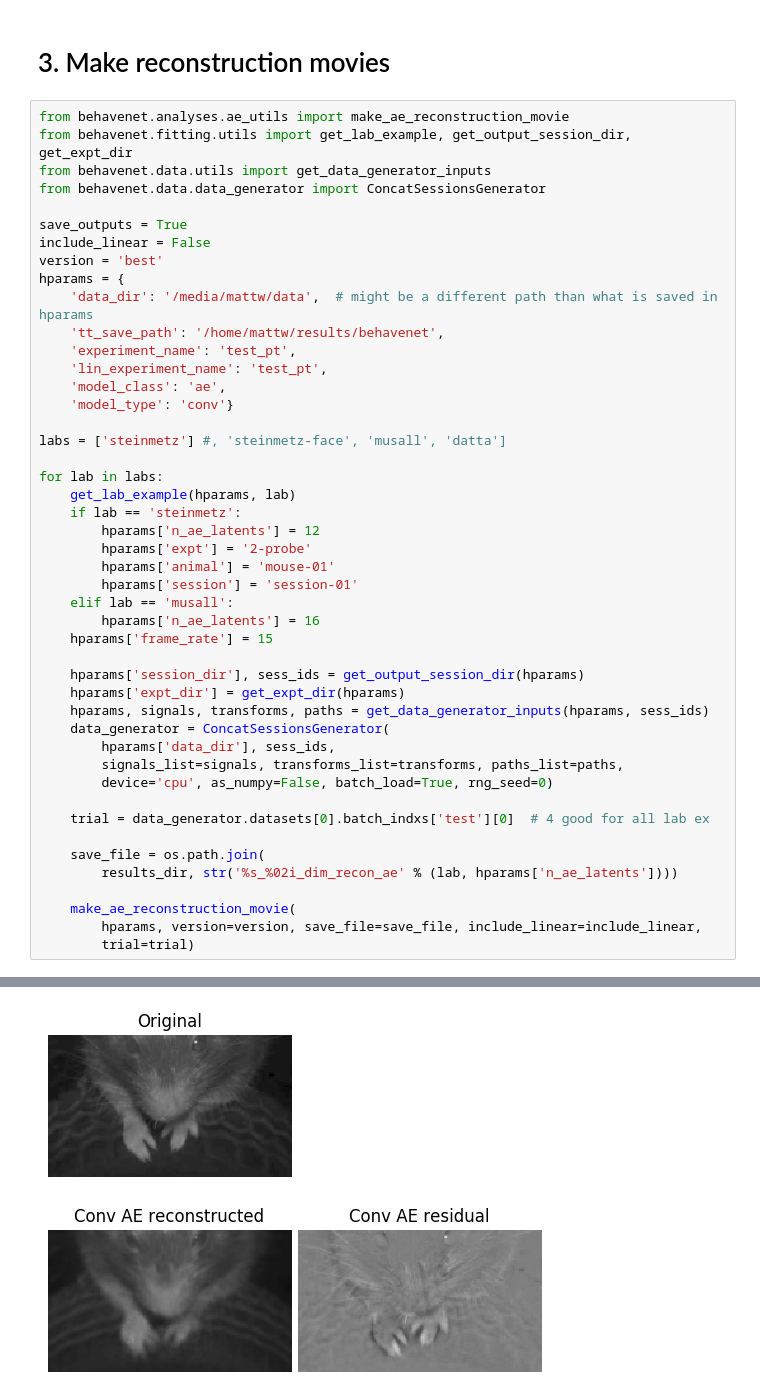
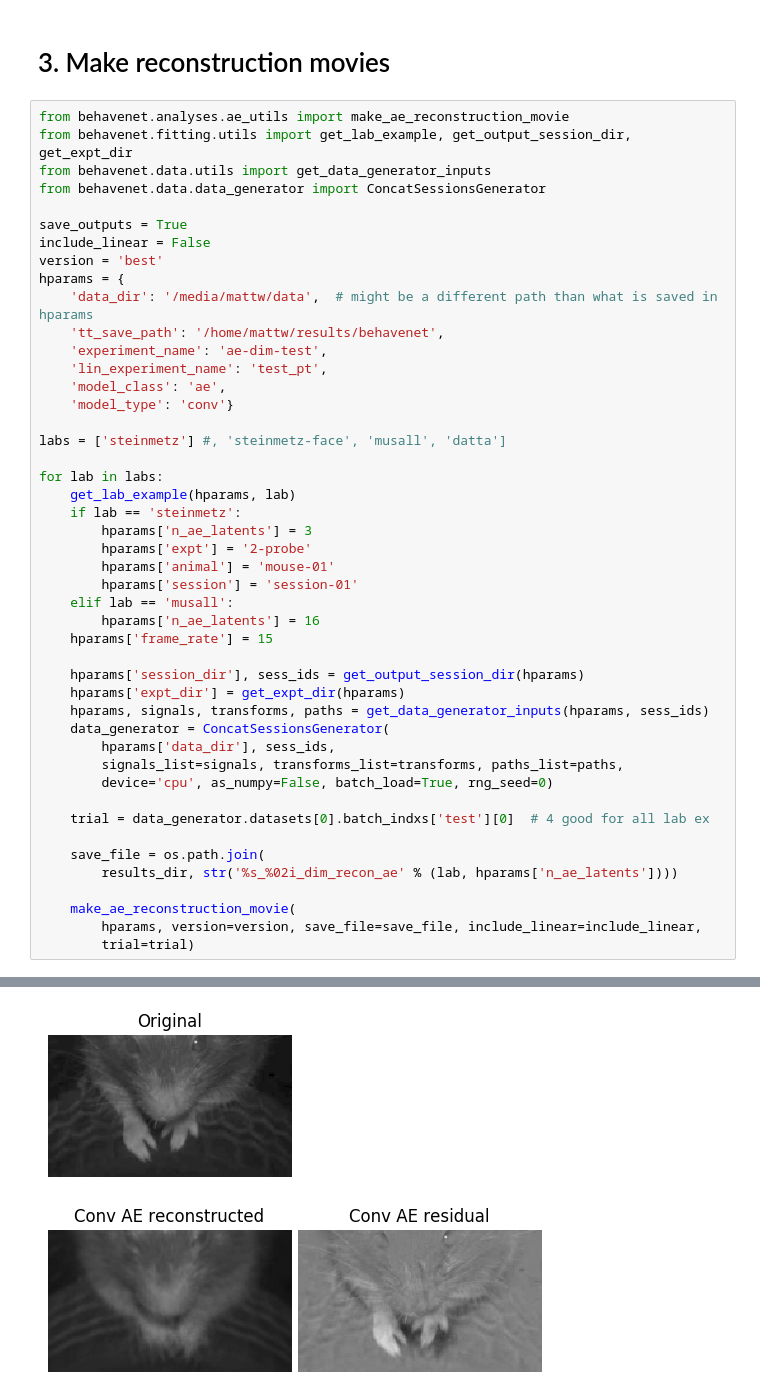
Before and after one commit to themattinthehatt/behavenet, a Jupyter notebook: behavenet/analyses/notebooks/ae_analysis_notebook.ipynb, the cells around one changed output, grey strips where cells are left out. Drawn from its saved outputs; the diff is of its cells as text.

```diff
--- a/behavenet/analyses/notebooks/ae_analysis_notebook.ipynb
+++ b/behavenet/analyses/notebooks/ae_analysis_notebook.ipynb
@@ -224,7 +224,7 @@ version = 'best'
 hparams = {
     'data_dir': '/media/mattw/data',  # might be a different path than what is saved in hparams
     'tt_save_path': '/home/mattw/results/behavenet',
-    'experiment_name': 'test_pt',
+    'experiment_name': 'ae-dim-test',
     'lin_experiment_name': 'test_pt',
     'model_class': 'ae',
     'model_type': 'conv'}
@@ -234,7 +234,7 @@ labs = ['steinmetz'] #, 'steinmetz-face', 'musall', 'datta']
 for lab in labs:
     get_lab_example(hparams, lab)
     if lab == 'steinmetz':
-        hparams['n_ae_latents'] = 12
+        hparams['n_ae_latents'] = 3
         hparams['expt'] = '2-probe'
         hparams['animal'] = 'mouse-01'
         hparams['session'] = 'session-01'
@@ -264 +264 @@ video saved to /home/mattw/results/behavenet_figs/steinmetz_ae-dim-test/steinmet
-[figure, old version]
+[figure, new version]
```
Also changed, not shown: parts of 1 cell of this notebook, 1 other file.
